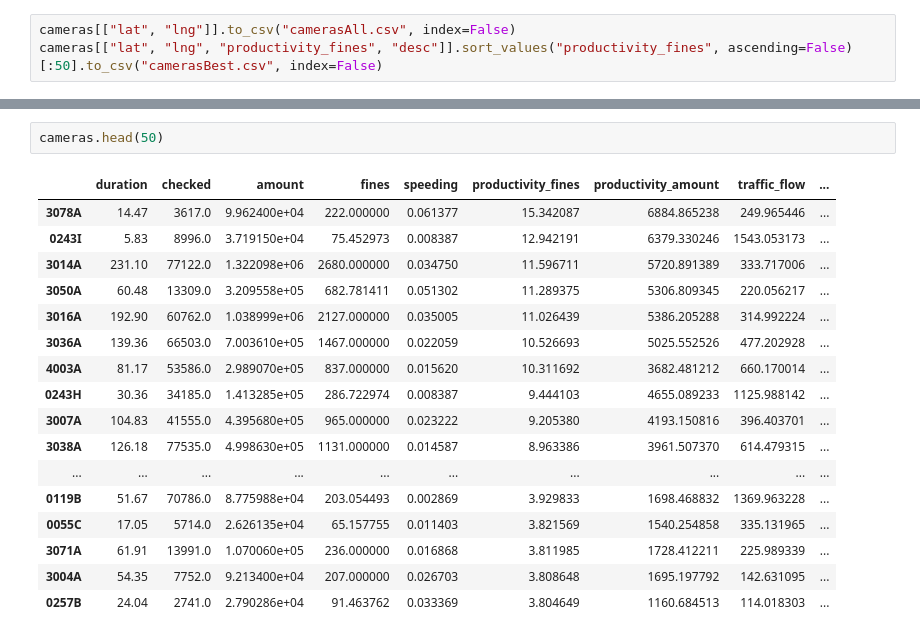
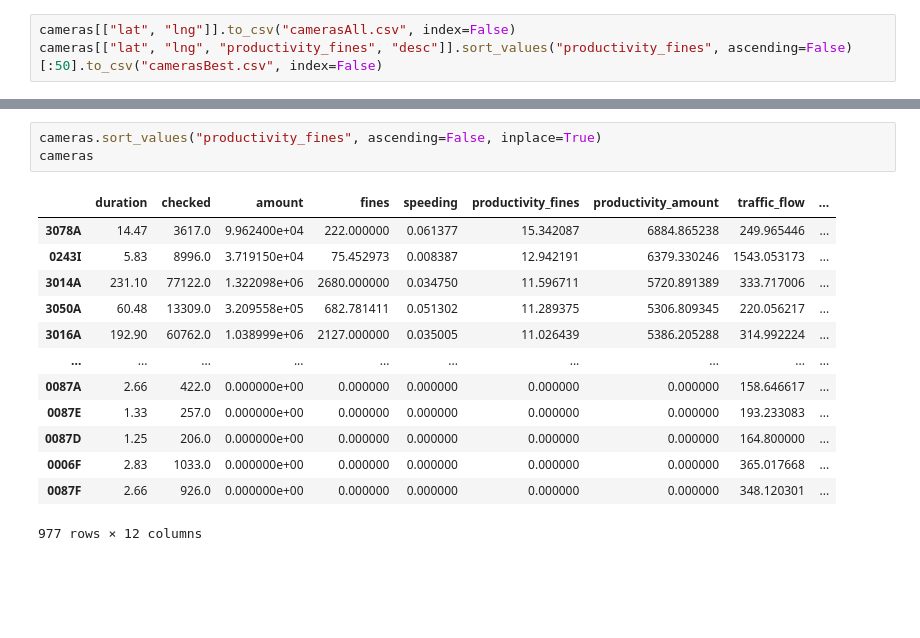
Before and after one commit to MarkusMannheim/speed-cameras, a Jupyter notebook: data/camera_data.ipynb, the cells around one changed output, grey strips where cells are left out. Saved outputs shown, nothing was run; the diff lists cells and outputs as text; blank space fills up the shorter version.

```diff
--- a/data/camera_data.ipynb
+++ b/data/camera_data.ipynb
@@ -170,20 +154,17 @@ cameras
-# %%
-cameras.head(50)
-# %% [output]
-|  | duration | checked | amount | fines | speeding | productivity_fines | productivity_amount | traffic_flow | ... |
-| 3078A | 14.47 | 3617.0 | 9.962400e+04 | 222.000000 | 0.061377 | 15.342087 | 6884.865238 | 249.965446 | ... |
-| 0243I | 5.83 | 8996.0 | 3.719150e+04 | 75.452973 | 0.008387 | 12.942191 | 6379.330246 | 1543.053173 | ... |
-| 3014A | 231.10 | 77122.0 | 1.322098e+06 | 2680.000000 | 0.034750 | 11.596711 | 5720.891389 | 333.717006 | ... |
-| 3050A | 60.48 | 13309.0 | 3.209558e+05 | 682.781411 | 0.051302 | 11.289375 | 5306.809345 | 220.056217 | ... |
-| 3016A | 192.90 | 60762.0 | 1.038999e+06 | 2127.000000 | 0.035005 | 11.026439 | 5386.205288 | 314.992224 | ... |
-| 3036A | 139.36 | 66503.0 | 7.003610e+05 | 1467.000000 | 0.022059 | 10.526693 | 5025.552526 | 477.202928 | ... |
-| 4003A | 81.17 | 53586.0 | 2.989070e+05 | 837.000000 | 0.015620 | 10.311692 | 3682.481212 | 660.170014 | ... |
-| 0243H | 30.36 | 34185.0 | 1.413285e+05 | 286.722974 | 0.008387 | 9.444103 | 4655.089233 | 1125.988142 | ... |
-| 3007A | 104.83 | 41555.0 | 4.395680e+05 | 965.000000 | 0.023222 | 9.205380 | 4193.150816 | 396.403701 | ... |
-| 3038A | 126.18 | 77535.0 | 4.998630e+05 | 1131.000000 | 0.014587 | 8.963386 | 3961.507370 | 614.479315 | ... |
-| ... | ... | ... | ... | ... | ... | ... | ... | ... | ... |
-| 0119B | 51.67 | 70786.0 | 8.775988e+04 | 203.054493 | 0.002869 | 3.929833 | 1698.468832 | 1369.963228 | ... |
-| 0055C | 17.05 | 5714.0 | 2.626135e+04 | 65.157755 | 0.011403 | 3.821569 | 1540.254858 | 335.131965 | ... |
-| 3071A | 61.91 | 13991.0 | 1.070060e+05 | 236.000000 | 0.016868 | 3.811985 | 1728.412211 | 225.989339 | ... |
-| 3004A | 54.35 | 7752.0 | 9.213400e+04 | 207.000000 | 0.026703 | 3.808648 | 1695.197792 | 142.631095 | ... |
-| 0257B | 24.04 | 2741.0 | 2.790286e+04 | 91.463762 | 0.033369 | 3.804649 | 1160.684513 | 114.018303 | ... |
+# %%
+cameras.sort_values("productivity_fines", ascending=False, inplace=True)
+cameras
+# %% [output]
+|  | duration | checked | amount | fines | speeding | productivity_fines | productivity_amount | traffic_flow | ... |
+| 3078A | 14.47 | 3617.0 | 9.962400e+04 | 222.000000 | 0.061377 | 15.342087 | 6884.865238 | 249.965446 | ... |
+| 0243I | 5.83 | 8996.0 | 3.719150e+04 | 75.452973 | 0.008387 | 12.942191 | 6379.330246 | 1543.053173 | ... |
+| 3014A | 231.10 | 77122.0 | 1.322098e+06 | 2680.000000 | 0.034750 | 11.596711 | 5720.891389 | 333.717006 | ... |
+| 3050A | 60.48 | 13309.0 | 3.209558e+05 | 682.781411 | 0.051302 | 11.289375 | 5306.809345 | 220.056217 | ... |
+| 3016A | 192.90 | 60762.0 | 1.038999e+06 | 2127.000000 | 0.035005 | 11.026439 | 5386.205288 | 314.992224 | ... |
+| ... | ... | ... | ... | ... | ... | ... | ... | ... | ... |
+| 0087A | 2.66 | 422.0 | 0.000000e+00 | 0.000000 | 0.000000 | 0.000000 | 0.000000 | 158.646617 | ... |
+| 0087E | 1.33 | 257.0 | 0.000000e+00 | 0.000000 | 0.000000 | 0.000000 | 0.000000 | 193.233083 | ... |
+| 0087D | 1.25 | 206.0 | 0.000000e+00 | 0.000000 | 0.000000 | 0.000000 | 0.000000 | 164.800000 | ... |
+| 0006F | 2.83 | 1033.0 | 0.000000e+00 | 0.000000 | 0.000000 | 0.000000 | 0.000000 | 365.017668 | ... |
+| 0087F | 2.66 | 926.0 | 0.000000e+00 | 0.000000 | 0.000000 | 0.000000 | 0.000000 | 348.120301 | ... |
+977 rows × 12 columns
```
Also changed, not shown: parts of 6 cells of this notebook, 3 other files.
